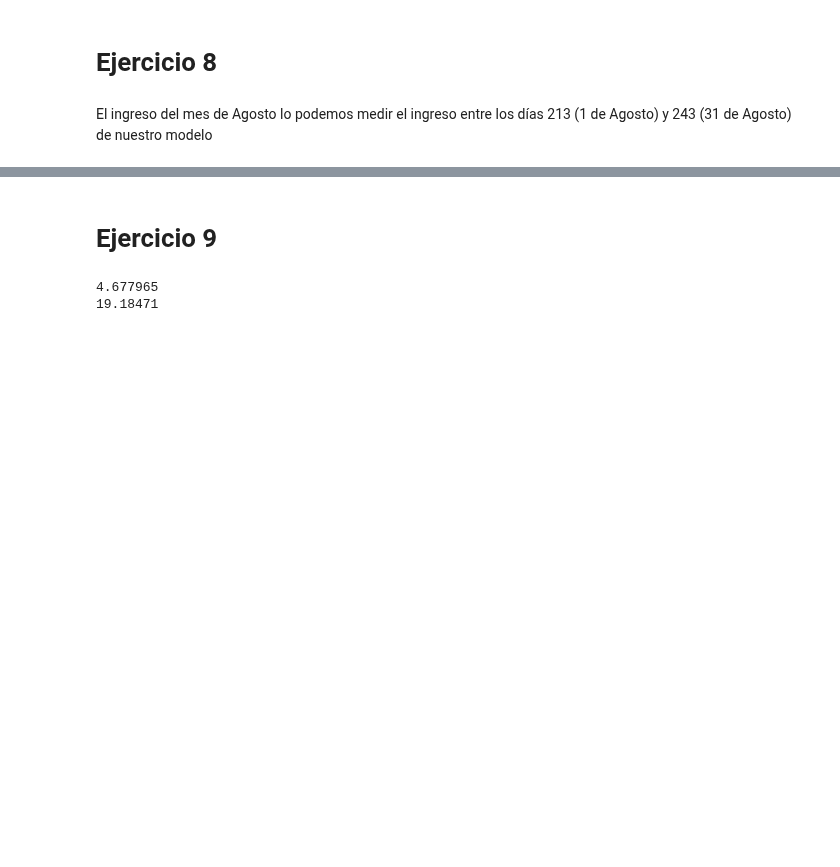
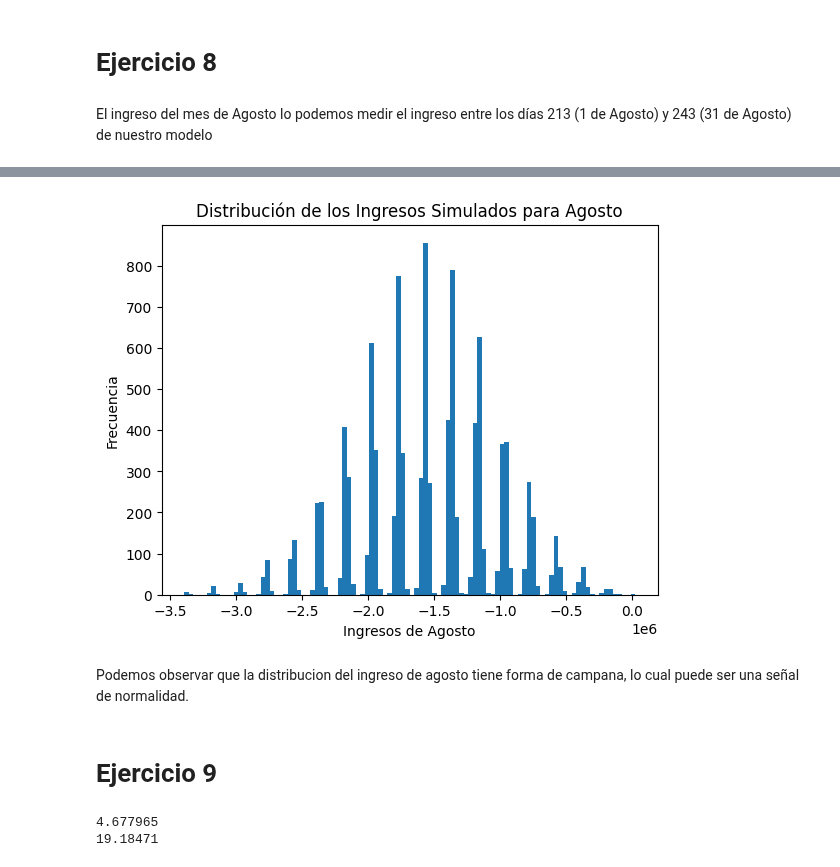
Before and after one commit to MarianoSanson/tp-viento, a Jupyter notebook: viento.ipynb, the cells around one changed output, grey strips where cells are left out. Saved outputs shown, nothing was run; the diff lists cells and outputs as text; code cells hidden in the pictures; blank space fills up the shorter version.

```diff
--- a/viento.ipynb
+++ b/viento.ipynb
@@ -653,3 +674,13 @@ print(np.mean(ingresos_agosto))
+# %%
+plt.hist(ingresos_agosto, bins = 100)
+plt.xlabel('Ingresos de Agosto')
+plt.ylabel('Frecuencia')
+plt.title('Distribución de los Ingresos Simulados para Agosto')
+plt.show()
+# %% [output]
+[figure, added]
+# %% [markdown]
+Podemos observar que la distribucion del ingreso de agosto tiene forma de campana, lo cual puede ser una señal de normalidad.
 # %% [markdown]
 # Ejercicio 9
 # %%
```
Also changed, not shown: parts of 19 cells of this notebook.
